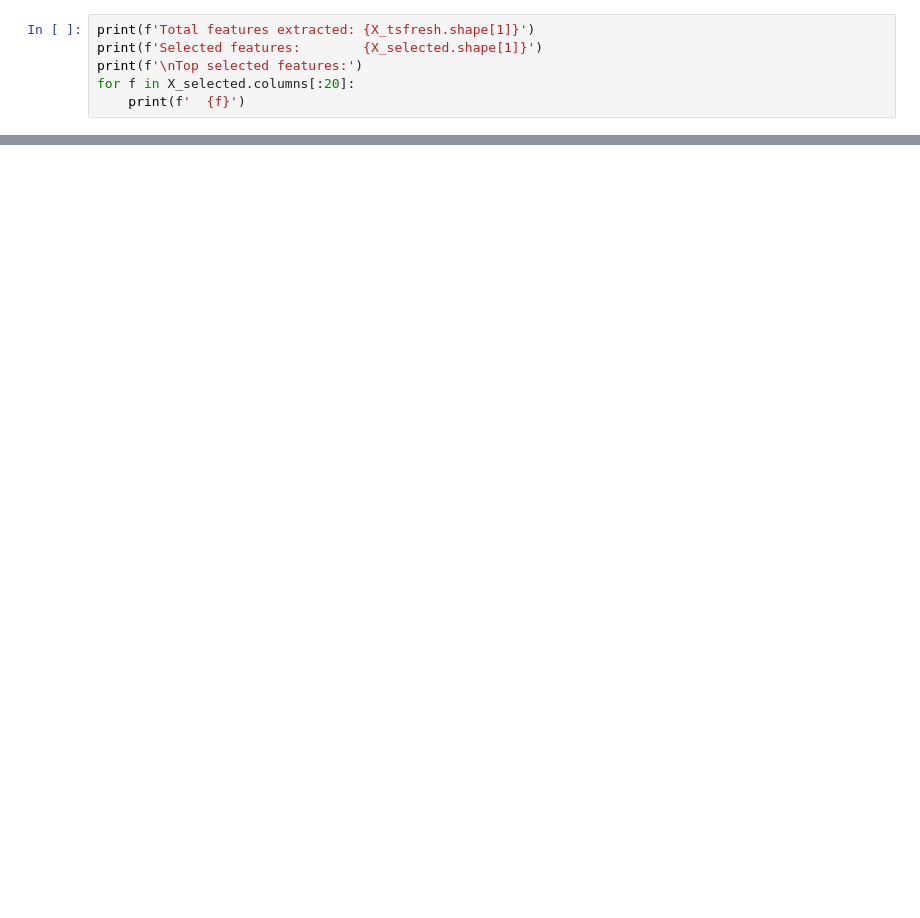
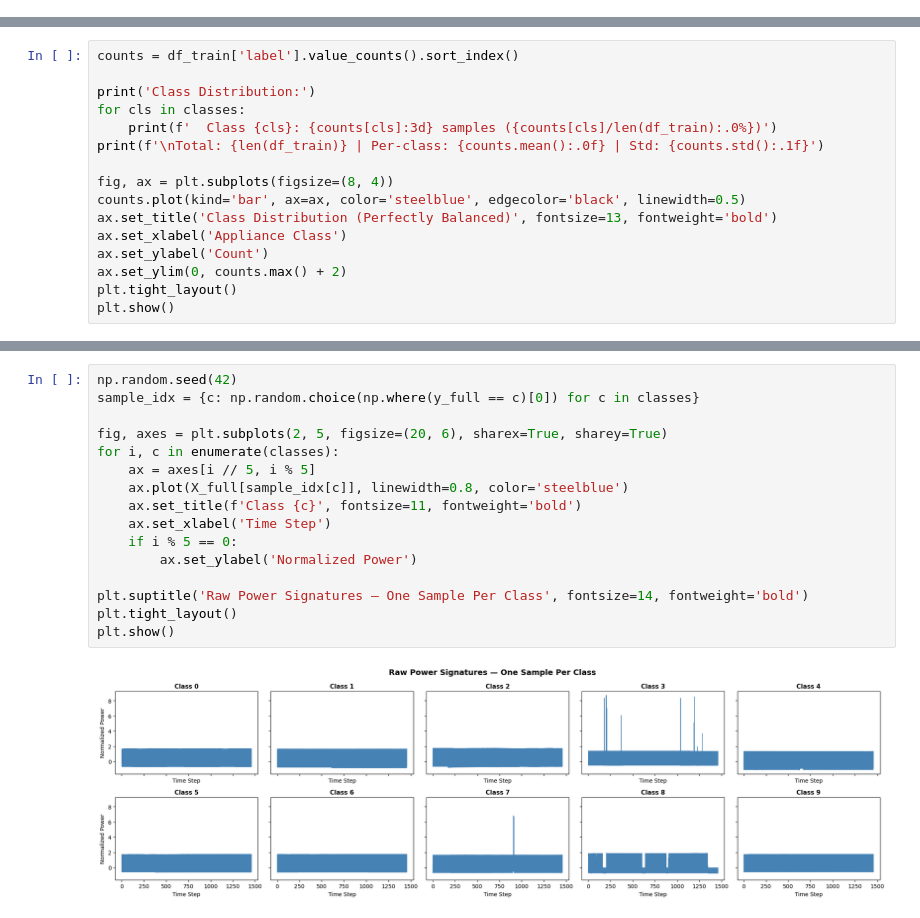
Before and after one commit to v-o-h-s/tsa_group_project, a Jupyter notebook: notebooks/TSAC_Group_Project.ipynb, the cells around one changed output, grey strips where cells are left out. Drawn from its saved outputs; the diff is of its cells as text; blank space fills up the shorter version.

```diff
--- a/notebooks/TSAC_Group_Project.ipynb
+++ b/notebooks/TSAC_Group_Project.ipynb
@@ -273,6 +0,0 @@ X_selected = X_selected[sorted_order]
-# %%
-print(f'Total features extracted: {X_tsfresh.shape[1]}')
-print(f'Selected features:        {X_selected.shape[1]}')
-print(f'\nTop selected features:')
-for f in X_selected.columns[:20]:
-    print(f'  {f}')
@@ -582,0 +125,16 @@ weighted avg       0.85      0.83      0.83       100
+# %%
+counts = df_train['label'].value_counts().sort_index()
+
+print('Class Distribution:')
+for cls in classes:
+    print(f'  Class {cls}: {counts[cls]:3d} samples ({counts[cls]/len(df_train):.0%})')
+print(f'\nTotal: {len(df_train)} | Per-class: {counts.mean():.0f} | Std: {counts.std():.1f}')
+
+fig, ax = plt.subplots(figsize=(8, 4))
+counts.plot(kind='bar', ax=ax, color='steelblue', edgecolor='black', linewidth=0.5)
+ax.set_title('Class Distribution (Perfectly Balanced)', fontsize=13, fontweight='bold')
+ax.set_xlabel('Appliance Class')
+ax.set_ylabel('Count')
+ax.set_ylim(0, counts.max() + 2)
+plt.tight_layout()
+plt.show()
@@ -582,0 +199,18 @@ weighted avg       0.85      0.83      0.83       100
+# %%
+np.random.seed(42)
+sample_idx = {c: np.random.choice(np.where(y_full == c)[0]) for c in classes}
+
+fig, axes = plt.subplots(2, 5, figsize=(20, 6), sharex=True, sharey=True)
+for i, c in enumerate(classes):
+    ax = axes[i // 5, i % 5]
+    ax.plot(X_full[sample_idx[c]], linewidth=0.8, color='steelblue')
+    ax.set_title(f'Class {c}', fontsize=11, fontweight='bold')
+    ax.set_xlabel('Time Step')
+    if i % 5 == 0:
+        ax.set_ylabel('Normalized Power')
+
+plt.suptitle('Raw Power Signatures — One Sample Per Class', fontsize=14, fontweight='bold')
+plt.tight_layout()
+plt.show()
+# %% [output]
+[figure, added]
```
Also changed, not shown: parts of 79 cells of this notebook, 10 other files.
